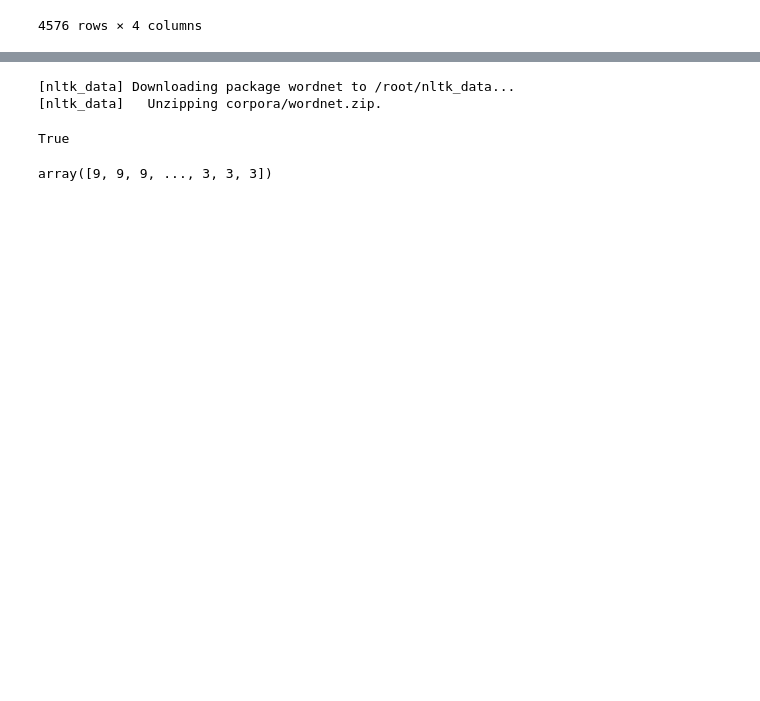
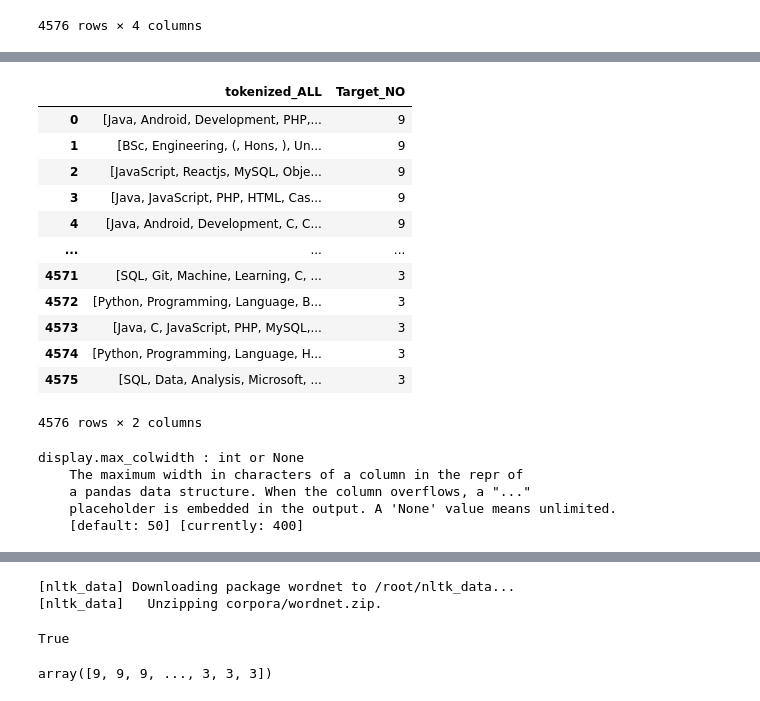
Before and after one commit to farookfazni/AI-to-Predict-Career-Path, a Jupyter notebook: Model.ipynb, the cells around one changed output, grey strips where cells are left out. Drawn from its saved outputs; the diff is of its cells as text; code cells hidden in the pictures; blank space fills up the shorter version.

```diff
--- a/Model.ipynb
+++ b/Model.ipynb
@@ -170,0 +262,26 @@ See the caveats in the documentation: https://pandas.pydata.org/pandas-docs/stab
+# %%
+token_data
+# %% [output]
+|  | tokenized_ALL | Target_NO |
+| 0 | [Java, Android, Development, PHP,... | 9 |
+| 1 | [BSc, Engineering, (, Hons, ), Un... | 9 |
+| 2 | [JavaScript, Reactjs, MySQL, Obje... | 9 |
+| 3 | [Java, JavaScript, PHP, HTML, Cas... | 9 |
+| 4 | [Java, Android, Development, C, C... | 9 |
+| ... | ... | ... |
+| 4571 | [SQL, Git, Machine, Learning, C, ... | 3 |
+| 4572 | [Python, Programming, Language, B... | 3 |
+| 4573 | [Java, C, JavaScript, PHP, MySQL,... | 3 |
+| 4574 | [Python, Programming, Language, H... | 3 |
+| 4575 | [SQL, Data, Analysis, Microsoft, ... | 3 |
+4576 rows × 2 columns
+# %%
+pd.set_option('max_rows', 99999)
+pd.set_option('max_colwidth', 400)
+pd.describe_option('max_colwidth')
+# %% [output]
+display.max_colwidth : int or None
+    The maximum width in characters of a column in the repr of
+    a pandas data structure. When the column overflows, a "..."
+    placeholder is embedded in the output. A 'None' value means unlimited.
+    [default: 50] [currently: 400]
```
Also changed, not shown: parts of 19 cells of this notebook.
